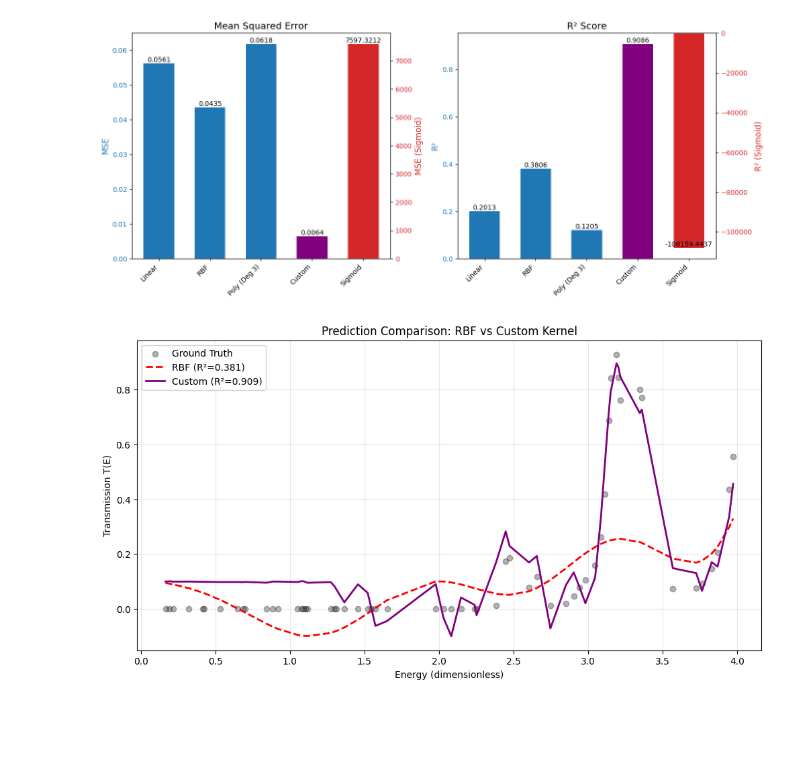
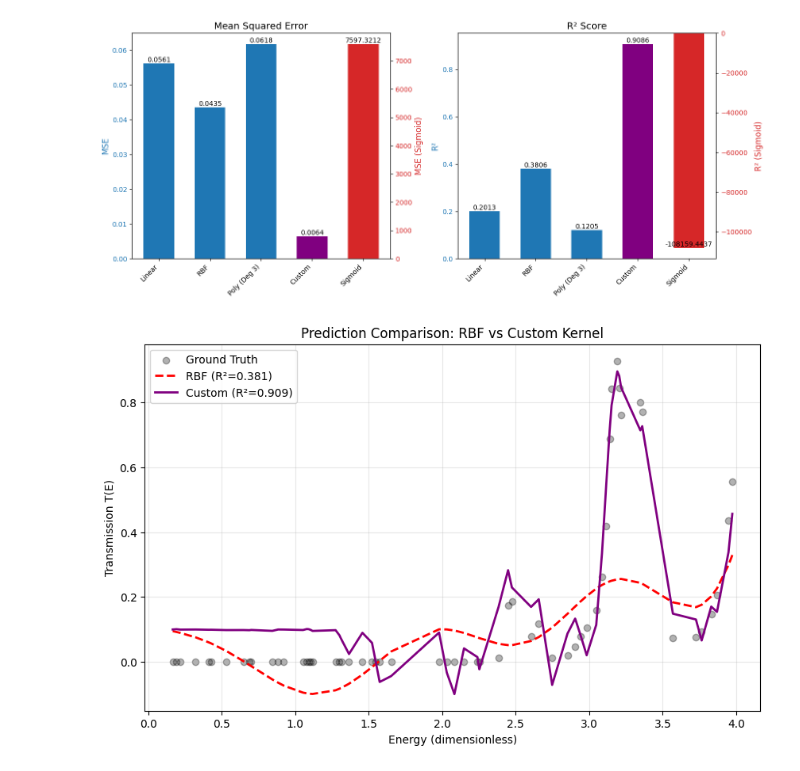
Before and after one commit to renatawong/svm-kernels-as-quantum-propagators, a Jupyter notebook: quasicrystals_electronic_transmission.ipynb, the cells around one changed output. Drawn from its saved outputs; the diff is of its cells as text; code cells hidden in the pictures; blank space fills up the shorter version.

```diff
--- a/quasicrystals_electronic_transmission.ipynb
+++ b/quasicrystals_electronic_transmission.ipynb
@@ -193,32 +193,32 @@ plt.show()
 # ==========================================
 # We must sort the test data to draw a clean line, otherwise it will look like a scribble.
 sort_idx = np.argsort(X_test.flatten())
 X_test_sorted = X_test[sort_idx]
 # Note: y_test predictions must also be reordered using the same sort_idx
 
-plt.figure(figsize=(12, 6))
+plt.figure(figsize=(10, 6))
 
 # 1. Ground Truth
 plt.scatter(X_test, y_test, color='black', alpha=0.3, label='Ground Truth', zorder=1)
 
 # 2. RBF Prediction
 # We access the saved prediction array and apply the sort index
 y_rbf_sorted = predictions['RBF'][sort_idx]
 plt.plot(X_test_sorted, y_rbf_sorted, color='red', linestyle='--', linewidth=2,
          label=f"RBF (R²={results_r2['RBF']:.3f})")
 
 # 3. Custom Kernel Prediction
 y_custom_sorted = predictions['Custom'][sort_idx]
 plt.plot(X_test_sorted, y_custom_sorted, color='purple', linewidth=2,
          label=f"Custom (R²={results_r2['Custom']:.3f})")
 
 plt.title("Prediction Comparison: RBF vs Custom Kernel")
 plt.xlabel("Energy (dimensionless)")
 plt.ylabel("Transmission T(E)")
 plt.legend()
 plt.grid(True, alpha=0.3)
 plt.savefig('quasicrystals_rbf_vs_custom_curve.png')
 plt.show()
 # %% [output]
 [figure]
-[figure, old version]
+[figure, new version]
```
